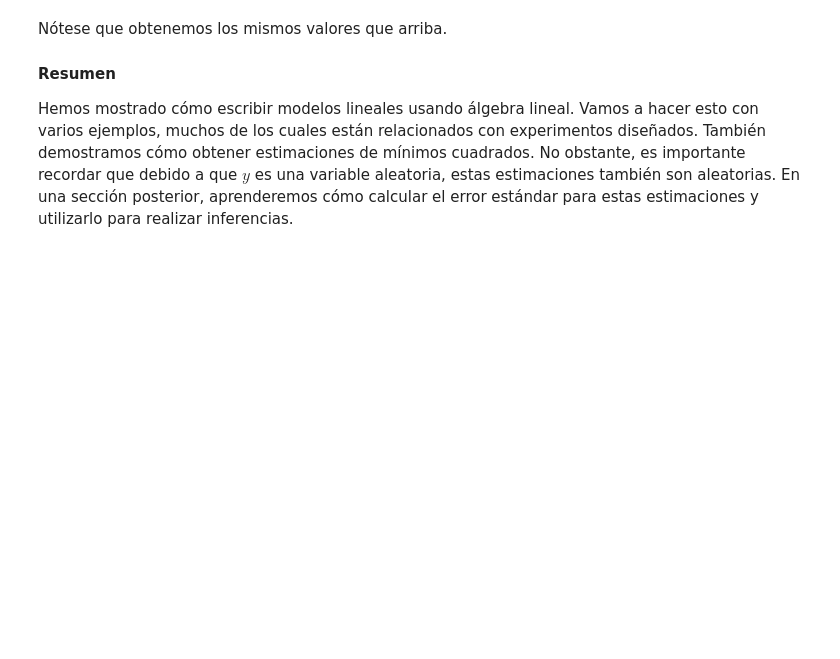
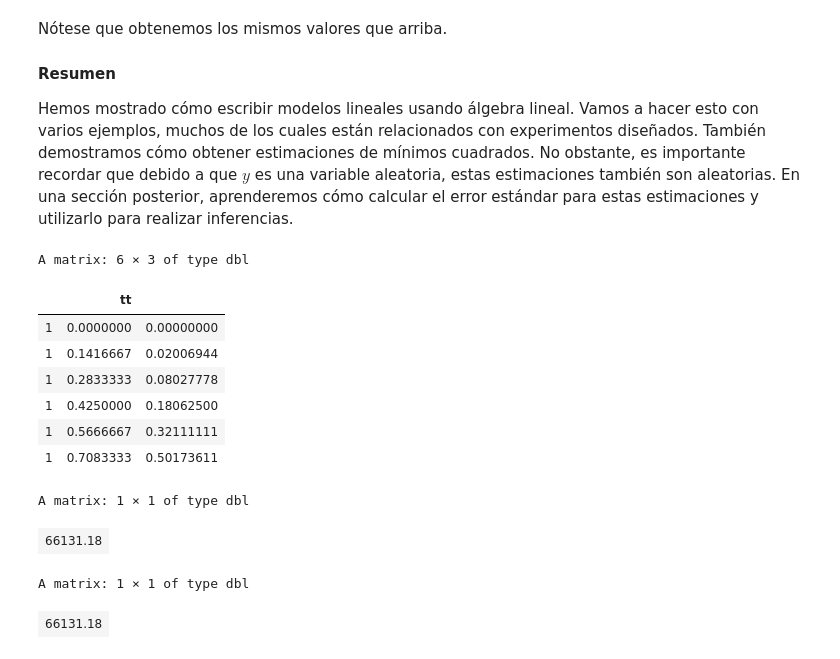
Before and after one commit to jabernalv/labs, a Jupyter notebook: matrixalg/matrix_algebra_examples_R.ipynb, the cells around one changed output. Saved outputs shown, nothing was run; the diff lists cells and outputs as text; code cells hidden in the pictures; blank space fills up the shorter version.

```diff
--- a/matrixalg/matrix_algebra_examples_R.ipynb
+++ b/matrixalg/matrix_algebra_examples_R.ipynb
@@ -290,3 +290,29 @@ Nótese que obtenemos los mismos valores que arriba.
 #### Resumen
 
 Hemos mostrado cómo escribir modelos lineales usando álgebra lineal. Vamos a hacer esto con varios ejemplos, muchos de los cuales están relacionados con experimentos diseñados. También demostramos cómo obtener estimaciones de mínimos cuadrados. No obstante, es importante recordar que debido a que $y$ es una variable aleatoria, estas estimaciones también son aleatorias. En una sección posterior, aprenderemos cómo calcular el error estándar para estas estimaciones y utilizarlo para realizar inferencias.
+# %%
+X <- cbind(rep(1, length(tt)), tt, tt^2)
+head(X)
+# %% [output]
+A matrix: 6 × 3 of type dbl
+|  | tt |  |
+| 1 | 0.0000000 | 0.00000000 |
+| 1 | 0.1416667 | 0.02006944 |
+| 1 | 0.2833333 | 0.08027778 |
+| 1 | 0.4250000 | 0.18062500 |
+| 1 | 0.5666667 | 0.32111111 |
+| 1 | 0.7083333 | 0.50173611 |
+# %%
+Beta <- matrix(c(55,0,5),3,1)
+r <- y - X %*% Beta
+RSS <- t(r) %*% r
+RSS
+# %% [output]
+A matrix: 1 × 1 of type dbl
+| 66131.18 |
+# %%
+RSS <- crossprod(r)
+RSS
+# %% [output]
+A matrix: 1 × 1 of type dbl
+| 66131.18 |
```
Also changed, not shown: parts of 4 cells of this notebook, 2 other files.
